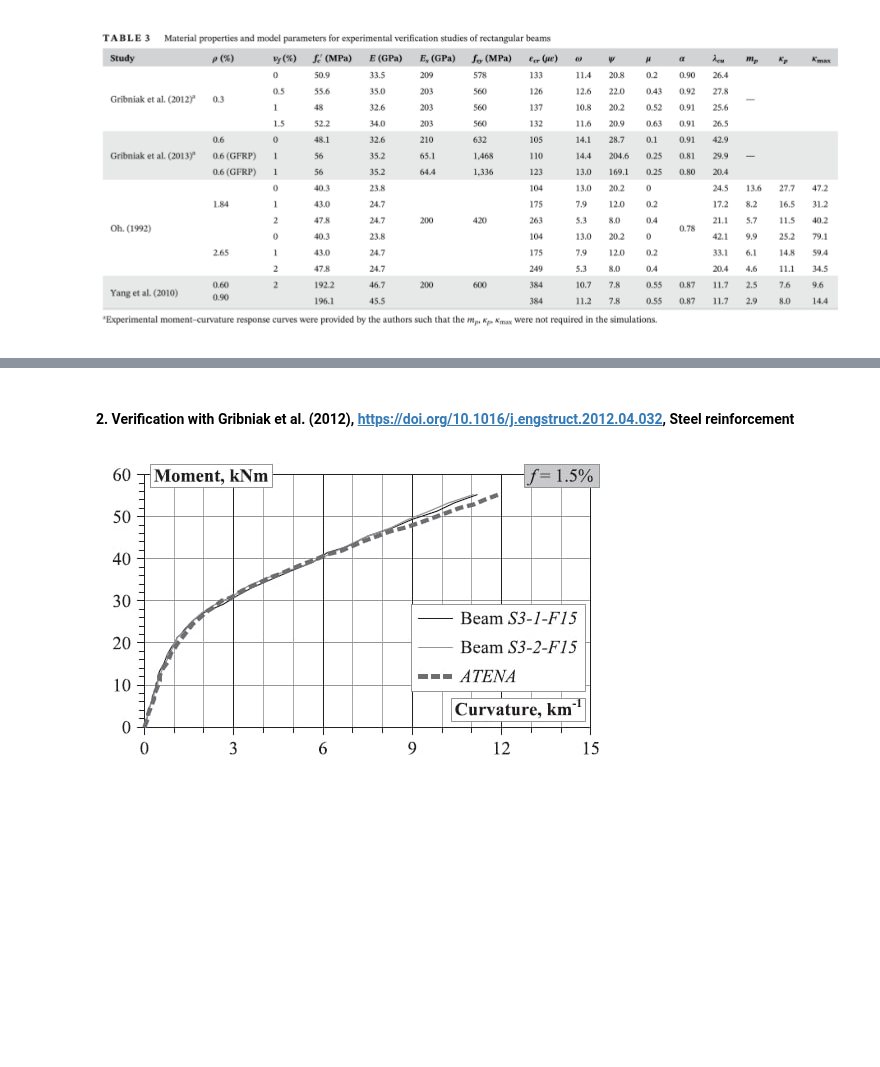
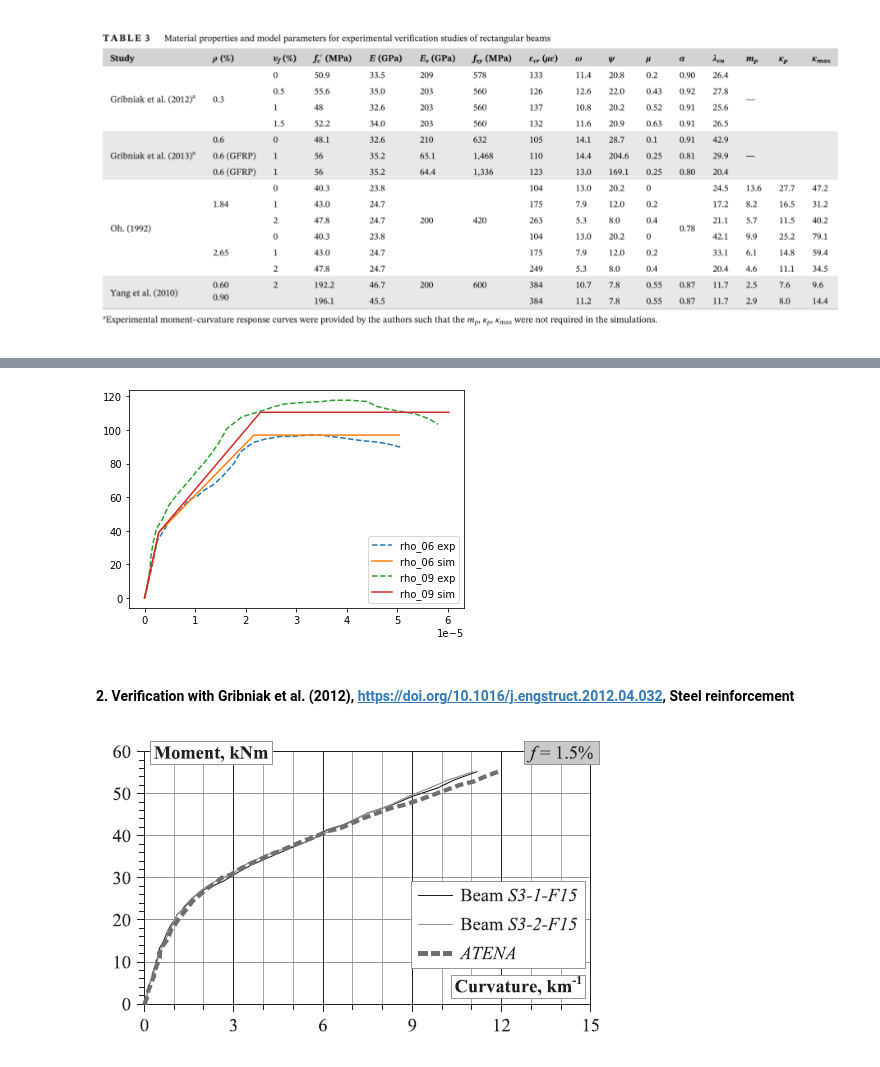
Before and after one commit to rosoba/bmcs_cross_section, a Jupyter notebook: notebooks/mkappa/mkappa_verification.ipynb, the cells around one changed output, grey strips where cells are left out. Cells and saved outputs as stored; diff of their text form; code cells hidden in the pictures; blank space fills up the shorter version.

```diff
--- a/notebooks/mkappa/mkappa_verification.ipynb
+++ b/notebooks/mkappa/mkappa_verification.ipynb
@@ -86,12 +86,14 @@ def map_and_assign_params_for_rectangular_section(
 ![yang_2010.jpg](attachment:yang_2010.jpg)
 # %%
 # Curvature values in the Jao_Mobasher_2020 are 10*the source of the experiment (Yang_2010)
-excel_file = join('./verification_data/yao20_yao_mobasher/figure_12', 'yang_2010.xlsx')
+excel_file = join('./verification_data/yao20_yao_mobasher/figure_12', 'yan10.xlsx')
 data = pd.read_excel(excel_file)
 k= data['rho_06_exp_k'] * 1e-5; m= data['rho_06_exp_m']; ver_data = [k, m]; plt.plot(k, m, '--', label='rho_06 exp')
 k1= data['rho_06_sim_k'] * 1e-5; m1= data['rho_06_sim_m']; ver_data1 = [k1, m1]; plt.plot(k1, m1,  label='rho_06 sim')
 k2= data['rho_09_exp_k'] * 1e-5; m2= data['rho_09_exp_m']; ver_data2 = [k2, m2]; plt.plot(k2, m2, '--', label='rho_09 exp')
 k3= data['rho_09_sim_k'] * 1e-5; m3= data['rho_09_sim_m']; ver_data3 = [k3, m3]; plt.plot(k3, m3, label='rho_09 sim'); plt.legend();
+# %% [output]
+[figure, added]
 # %%
 # rho_06
 mc = MKappa(n_m=100, n_kappa = 100)
```
Also changed, not shown: parts of 4 cells of this notebook, 13 other files.
